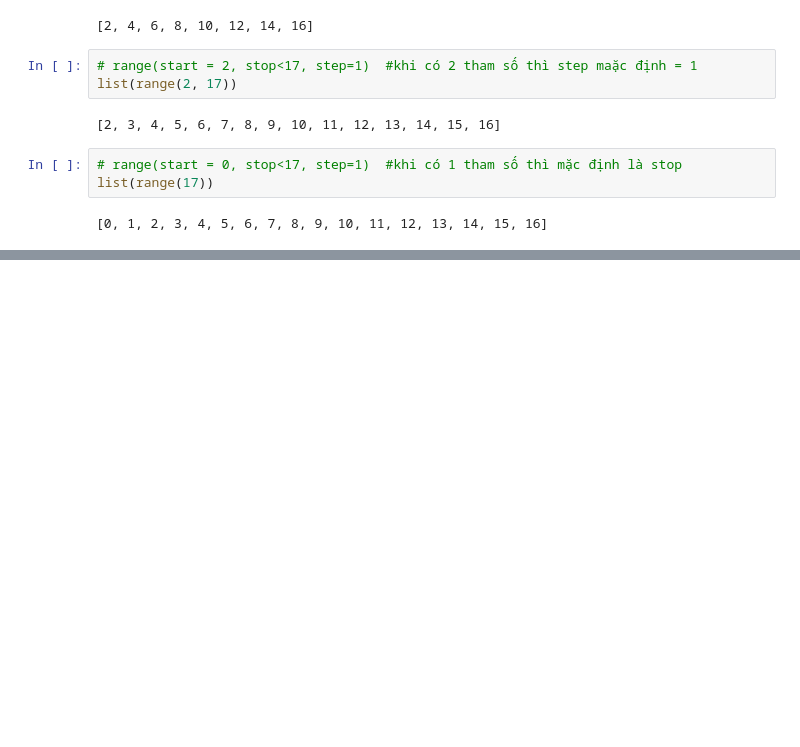
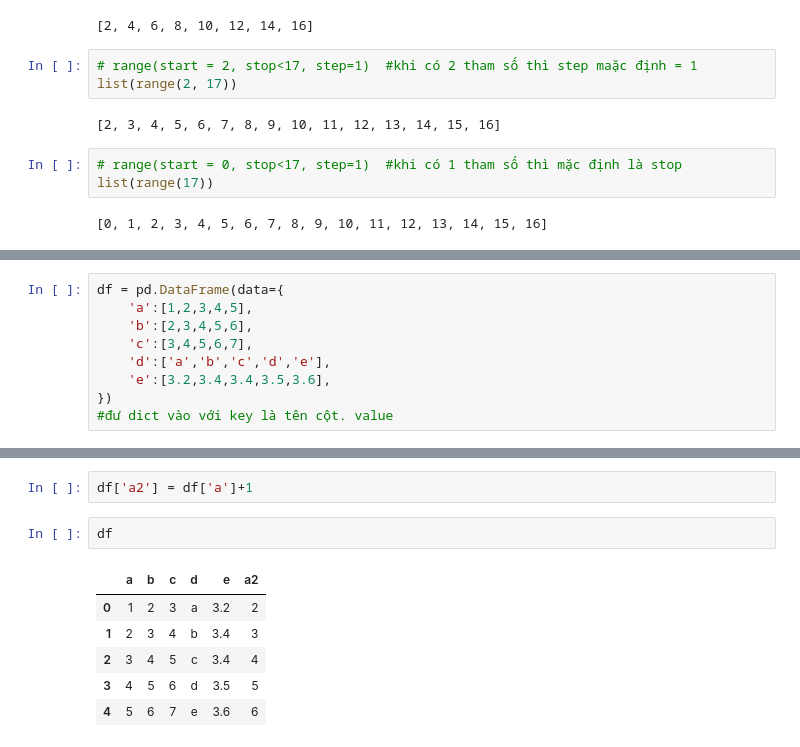
Before and after one commit to phatlt17420/Python_BA, a Jupyter notebook: c01_Toi_T6_Chieu_T7/PythonForBA.ipynb, the cells around one changed output, grey strips where cells are left out. Drawn from its saved outputs; the diff is of its cells as text; blank space fills up the shorter version.

```diff
--- a/c01_Toi_T6_Chieu_T7/PythonForBA.ipynb
+++ b/c01_Toi_T6_Chieu_T7/PythonForBA.ipynb
@@ -318,0 +565,9 @@ new_ds
+# %%
+df = pd.DataFrame(data={
+    'a':[1,2,3,4,5],
+    'b':[2,3,4,5,6],
+    'c':[3,4,5,6,7],
+    'd':['a','b','c','d','e'],
+    'e':[3.2,3.4,3.4,3.5,3.6],
+})
+#đư dict vào với key là tên cột. value
@@ -318,0 +601,11 @@ new_ds
+# %%
+df['a2'] = df['a']+1
+# %%
+df
+# %% [output]
+|  | a | b | c | d | e | a2 |
+| 0 | 1 | 2 | 3 | a | 3.2 | 2 |
+| 1 | 2 | 3 | 4 | b | 3.4 | 3 |
+| 2 | 3 | 4 | 5 | c | 3.4 | 4 |
+| 3 | 4 | 5 | 6 | d | 3.5 | 5 |
+| 4 | 5 | 6 | 7 | e | 3.6 | 6 |
```
Also changed, not shown: parts of 77 cells of this notebook, 1 other file.
